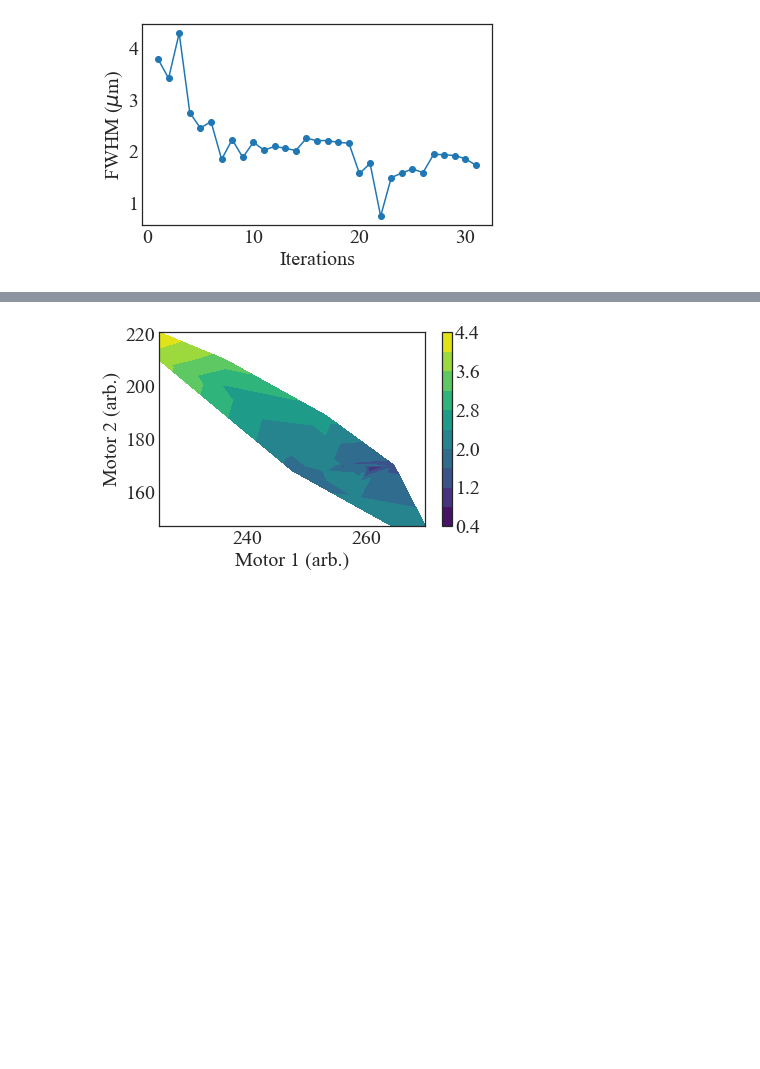
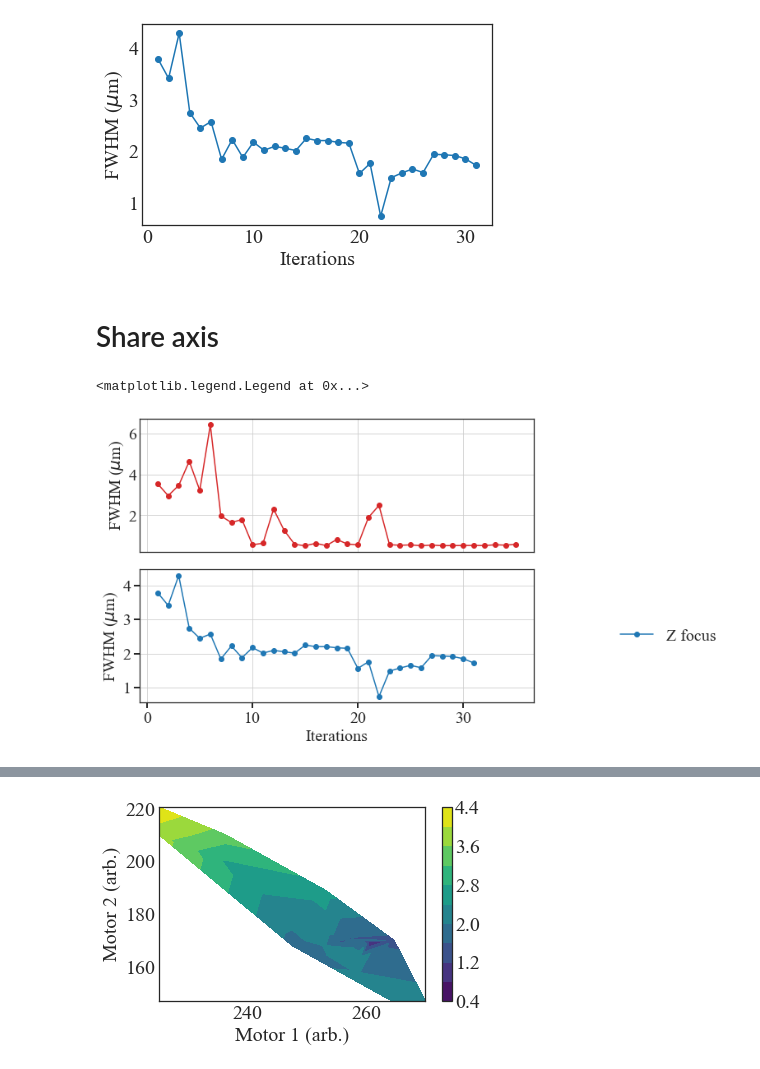
Before and after one commit to mcherukara/plotting, a Jupyter notebook: Plotting.ipynb, the cells around one changed output, grey strips where cells are left out. Cells and saved outputs as stored; diff of their text form; code cells hidden in the pictures; blank space fills up the shorter version.

Commit message:
subplots

```diff
--- a/Plotting.ipynb
+++ b/Plotting.ipynb
@@ -42,5 +43,22 @@ plt.savefig('figs/z_iters.png', dpi=200)
 # %% [output]
 [figure]
+# %% [markdown]
+# Share axis
+# %%
+f, axarr = plt.subplots(2, sharex=True, figsize=(8, 6))
+axarr[0].plot(xpts[1:],histx[:,0], 'C3o-', label='X focus')
+axarr[0].set(ylabel='FWHM ($\mu$m)')
+axarr[0].grid()
+axarr[1].plot(zpts[1:],histz[:,0], 'C0o-', label='Z focus')
+plt.xlabel('Iterations')
+plt.ylabel('FWHM ($\mu$m)')
+plt.tight_layout()
+plt.grid()
+plt.tick_params(which='major', length=7, width=2)
+plt.legend(loc='center right', bbox_to_anchor=(1.5, 0.5))
+# %% [output]
+<matplotlib.legend.Legend at 0x...>
+[figure, added]
 # %%
 x,y,z=histx[:,2],histx[:,3], histx[:,0]
 plt.tricontourf(x,y,z, 10, cmap='viridis')
```
Also changed, not shown: parts of 5 cells of this notebook, 2 other files.
